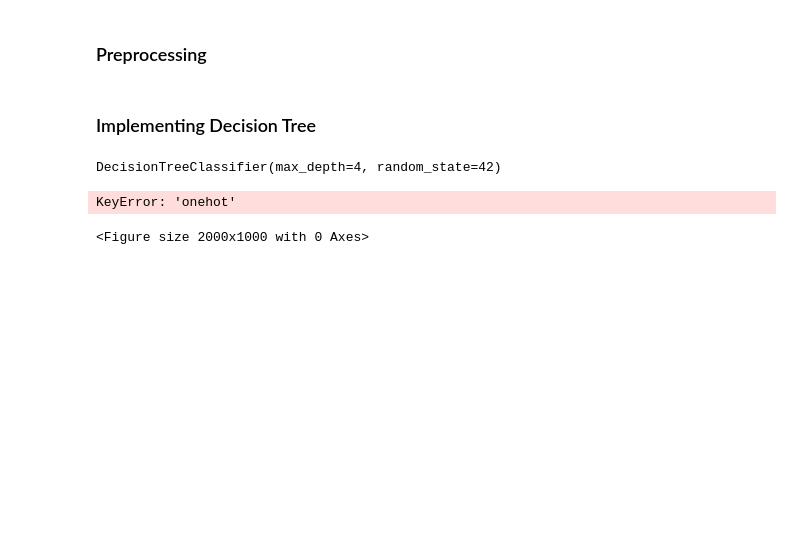
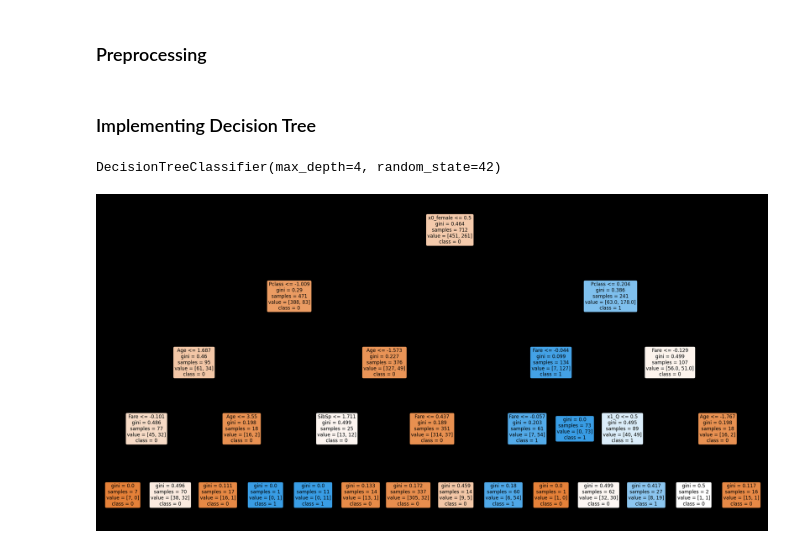
Before and after one commit to AleezaAdnan/Getting-Started-With-ML, a Jupyter notebook: Core Learning Algorithms/Supervised Learning/decision_tree.ipynb, the cells around one changed output. Drawn from its saved outputs; the diff is of its cells as text; code cells hidden in the pictures; blank space fills up the shorter version.

```diff
--- a/Core Learning Algorithms/Supervised Learning/decision_tree.ipynb
+++ b/Core Learning Algorithms/Supervised Learning/decision_tree.ipynb
@@ -12,7 +12,6 @@ from sklearn.pipeline import Pipeline
 # %%
 
 df = pd.read_csv("../datasets/titanic.csv")
-# preprocessing: task 4
 # 1. identifying categorical and numerical features
 features = ['Sex', 'Embarked', 'Pclass', 'Age', 'SibSp', 'Parch', 'Fare']
 categorical_features= ['Sex', 'Embarked']
@@ -26,7 +25,7 @@ numerical_transformer= Pipeline(steps=
 # 3. preprocessing for categorical data
 categorical_transformer=Pipeline(steps=[
 ('imputer', SimpleImputer(strategy='most_frequent')),
-('OneHot', OneHotEncoder(handle_unknown='ignore'))
+('onehot', OneHotEncoder(handle_unknown='ignore'))
 ])
 
 # 4. Bundle Processing
@@ -58,19 +54,15 @@ DecisionTreeClassifier(max_depth=4, random_state=42)
 # %%
 #visualing the tree
 
-plt.figure(figsize=(20, 10), facecolor='k')
+plt.figure(figsize=(30, 15), facecolor='k')
 
-# Get feature names after preprocessing
 feature_names_cat = preprocessor.named_transformers_['cat'].named_steps['onehot'].get_feature_names_out()
 feature_names = list(feature_names_cat) + numerical_features
 
-# Ensure class names
 class_names = [str(cls) for cls in y.unique()]
 
-# Plot the decision tree
-tree.plot_tree(classifier, feature_names=feature_names, class_names=class_names, rounded=True, filled=True, fontsize=14)
+tree.plot_tree(classifier, feature_names=feature_names, class_names=class_names, rounded=True, filled=True, fontsize=12)
 
 plt.show()
 # %% [output]
-KeyError: 'onehot'
-<Figure size 2000x1000 with 0 Axes>
+[figure, added]
```
Also changed, not shown: parts of 5 cells of this notebook, 3 other files.
